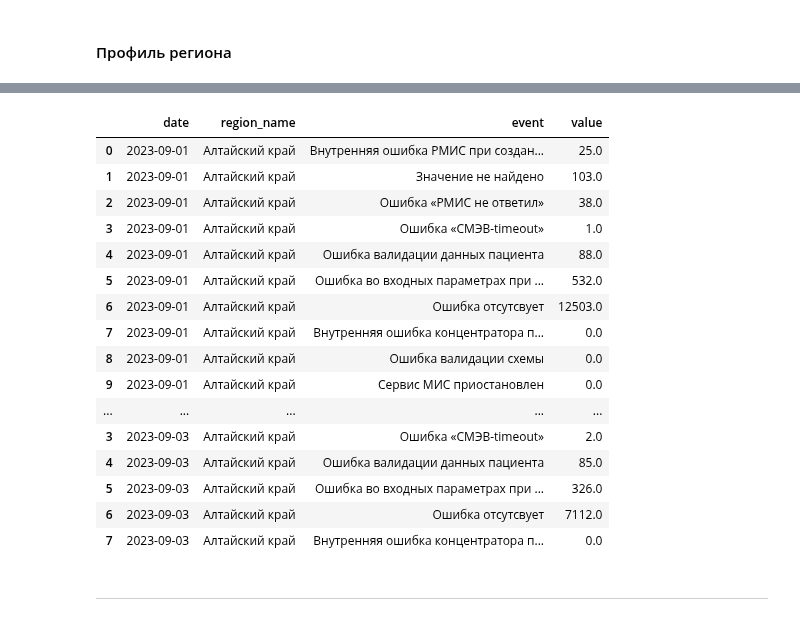
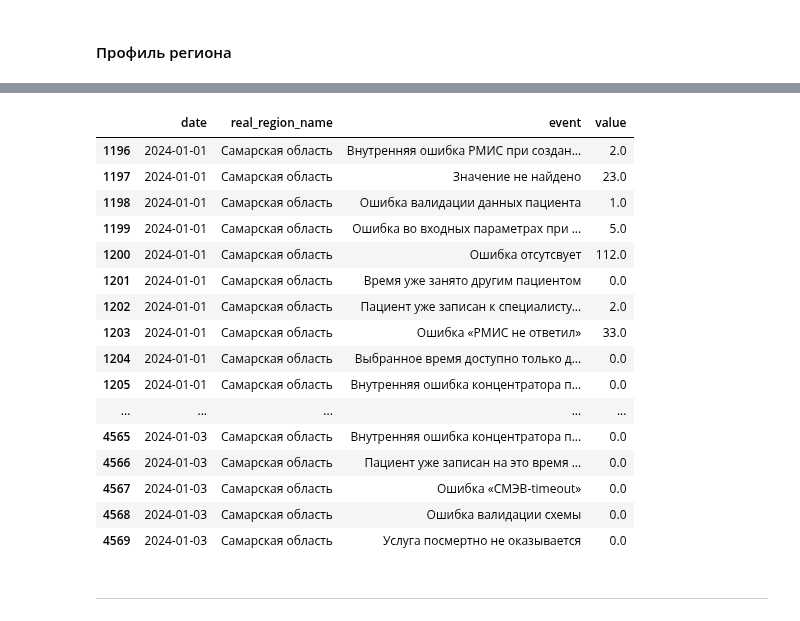
Before and after one commit to s-eremeev/eremeev, a Jupyter notebook: work/scripts/comparison.ipynb, the cells around one changed output, grey strips where cells are left out. Drawn from its saved outputs; the diff is of its cells as text; code cells hidden in the pictures.

```diff
--- a/work/scripts/comparison.ipynb
+++ b/work/scripts/comparison.ipynb
@@ -243,4 +237,8 @@ df_succsessful.head(3)
 # %%
-df_succsessful_statistic = df_succsessful.groupby(['date', 'region_name'])['session_id'].count().reset_index().rename(columns={'session_id': 'value'})
-df_succsessful_statistic.insert(2, 'event', 'Успешная запись (ЕПГУ)')
-df_succsessful_statistic
+df_succsessful_statistic = (
+    df_succsessful.groupby(["date", "real_region_name"])["session_id"]
+    .count()
+    .reset_index()
+    .rename(columns={"session_id": "value"})
+)
+df_succsessful_statistic.insert(2, "event", "Успешная запись (ЕПГУ)")
@@ -277,12 +247,12 @@ df_showcase.head(10)
 # %%
 # успешные записи через витрины
 df_showcase_succsessuil = df_showcase[
-    df_showcase.step == "Шаг 4. Запись. Уникальные пользователи"
-][["date", "region_name", "succsessful"]].rename(columns={"succsessful": "value"})
+    df_showcase.step == "Шаг 4. Запись. Уникальные сессии"
+][["date", "real_region_name", "succsessful"]].rename(columns={"succsessful": "value"})
 df_showcase_succsessuil.insert(2, "event", "Успешные записи (витрины)")
 # количество ошибок через витрины
 df_showcase_error = (
-    df_showcase.groupby(["date", "region_name"])[
+    df_showcase.groupby(["date", "real_region_name"])[
         ["epgu_error", "tech_error", "org_error", "podd", "draft"]
     ]
     .sum()
@@ -302,7 +272,7 @@ df_showcase_error.rename(
 # преобразование в "длинную" таблицу
 df_showcase_error = pd.melt(
     df_showcase_error,
-    id_vars=["date", "region_name"],
+    id_vars=["date", "real_region_name"],
     value_vars=[
         "Ошибки ЕПГУ (витрины)",
         "Технические ошибки (витрины)",
@@ -312,7 +282,8 @@ df_showcase_error = pd.melt(
     ],
 )
 df_showcase_error.rename(columns={"variable": "event"}, inplace=True)
-df_showcase_statistic = pd.concat(
-    [df_showcase_succsessuil, df_showcase_error]
-).sort_values(by=["date", "region_name", "event"]).reset_index(drop=True)
-df_showcase_statistic
+df_showcase_statistic = (
+    pd.concat([df_showcase_succsessuil, df_showcase_error])
+    .sort_values(by=["date", "real_region_name", "event"])
+    .reset_index(drop=True)
+)
@@ -357,3 +292,15 @@ df_test.groupby('event').count()
 # %%
-df_statistic = pd.concat([df_error_statistic, df_succsessful_statistic]).sort_values(by=["date", "region_name"])
-df_statistic = pd.concat([df_statistic, df_showcase_statistic]).sort_values(by=["date", "region_name"])
+# объединение статистики успехов, ошибок и витрин
+df_statistic = pd.concat([df_error_statistic, df_succsessful_statistic]).sort_values(
+    by=["date", "real_region_name"]
+)
+
+df_statistic = (
+    pd.concat([df_statistic, df_showcase_statistic])
+    .sort_values(by=["date", "real_region_name"])
+    .reset_index(drop=True)
+)
+
+# удаление строк спустыми регионами если для них все предикторы равны 0
+if df_statistic[df_statistic["real_region_name"].isna()]["value"].sum() < 0.1:
+    df_statistic.dropna(subset=["real_region_name"], inplace=True)
@@ -360,23 +353,23 @@ df_statistic = pd.concat([df_statistic, df_showcase_statistic]).sort_values(by=[
 # %%
-df_statistic[df_statistic.region_name == 'Алтайский край'].head(30)
+df_statistic[df_statistic.real_region_name == "Самарская область"].head(60)
 # %% [output]
-|  | date | region_name | event | value |
-| 0 | 2023-09-01 | Алтайский край | Внутренняя ошибка РМИС при создан... | 25.0 |
-| 1 | 2023-09-01 | Алтайский край | Значение не найдено | 103.0 |
-| 2 | 2023-09-01 | Алтайский край | Ошибка «РМИС не ответил» | 38.0 |
-| 3 | 2023-09-01 | Алтайский край | Ошибка «СМЭВ-timeout» | 1.0 |
-| 4 | 2023-09-01 | Алтайский край | Ошибка валидации данных пациента | 88.0 |
-| 5 | 2023-09-01 | Алтайский край | Ошибка во входных параметрах при ... | 532.0 |
-| 6 | 2023-09-01 | Алтайский край | Ошибка отсутсвует | 12503.0 |
-| 7 | 2023-09-01 | Алтайский край | Внутренняя ошибка концентратора п... | 0.0 |
-| 8 | 2023-09-01 | Алтайский край | Ошибка валидации схемы | 0.0 |
-| 9 | 2023-09-01 | Алтайский край | Сервис МИС приостановлен | 0.0 |
+|  | date | real_region_name | event | value |
+| 1196 | 2024-01-01 | Самарская область | Внутренняя ошибка РМИС при создан... | 2.0 |
+| 1197 | 2024-01-01 | Самарская область | Значение не найдено | 23.0 |
+| 1198 | 2024-01-01 | Самарская область | Ошибка валидации данных пациента | 1.0 |
+| 1199 | 2024-01-01 | Самарская область | Ошибка во входных параметрах при ... | 5.0 |
+| 1200 | 2024-01-01 | Самарская область | Ошибка отсутсвует | 112.0 |
+| 1201 | 2024-01-01 | Самарская область | Время уже занято другим пациентом | 0.0 |
+| 1202 | 2024-01-01 | Самарская область | Пациент уже записан к специалисту... | 2.0 |
+| 1203 | 2024-01-01 | Самарская область | Ошибка «РМИС не ответил» | 33.0 |
+| 1204 | 2024-01-01 | Самарская область | Выбранное время доступно только д... | 0.0 |
+| 1205 | 2024-01-01 | Самарская область | Внутренняя ошибка концентратора п... | 0.0 |
 | ... | ... | ... | ... | ... |
-| 3 | 2023-09-03 | Алтайский край | Ошибка «СМЭВ-timeout» | 2.0 |
-| 4 | 2023-09-03 | Алтайский край | Ошибка валидации данных пациента | 85.0 |
-| 5 | 2023-09-03 | Алтайский край | Ошибка во входных параметрах при ... | 326.0 |
-| 6 | 2023-09-03 | Алтайский край | Ошибка отсутсвует | 7112.0 |
-| 7 | 2023-09-03 | Алтайский край | Внутренняя ошибка концентратора п... | 0.0 |
+| 4565 | 2024-01-03 | Самарская область | Внутренняя ошибка концентратора п... | 0.0 |
+| 4566 | 2024-01-03 | Самарская область | Пациент уже записан на это время ... | 0.0 |
+| 4567 | 2024-01-03 | Самарская область | Ошибка «СМЭВ-timeout» | 0.0 |
+| 4568 | 2024-01-03 | Самарская область | Ошибка валидации схемы | 0.0 |
+| 4569 | 2024-01-03 | Самарская область | Услуга посмертно не оказывается | 0.0 |
 # %% [markdown]
 ______________________________________
 # %%
```
Also changed, not shown: parts of 24 cells of this notebook, 1 other file.
